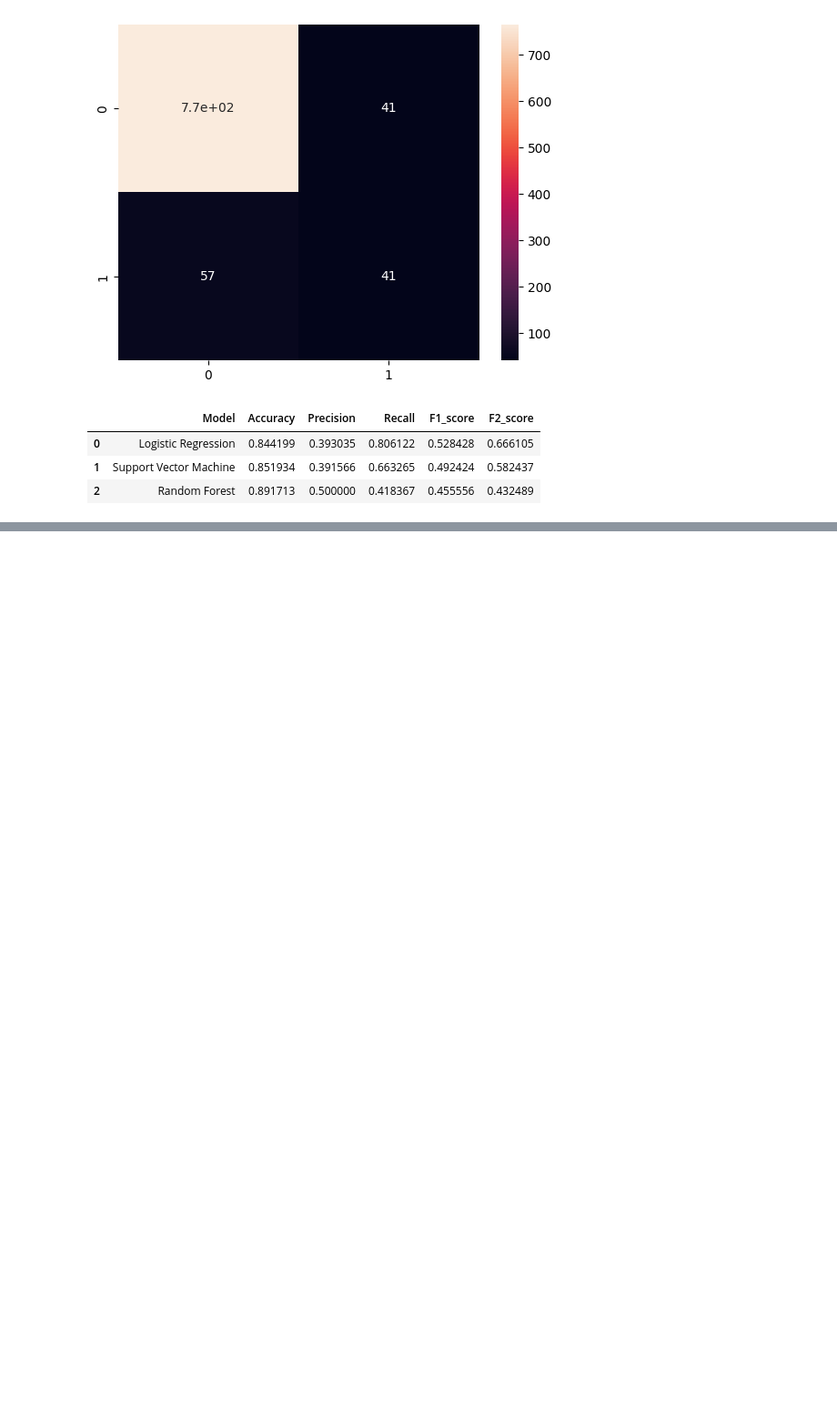
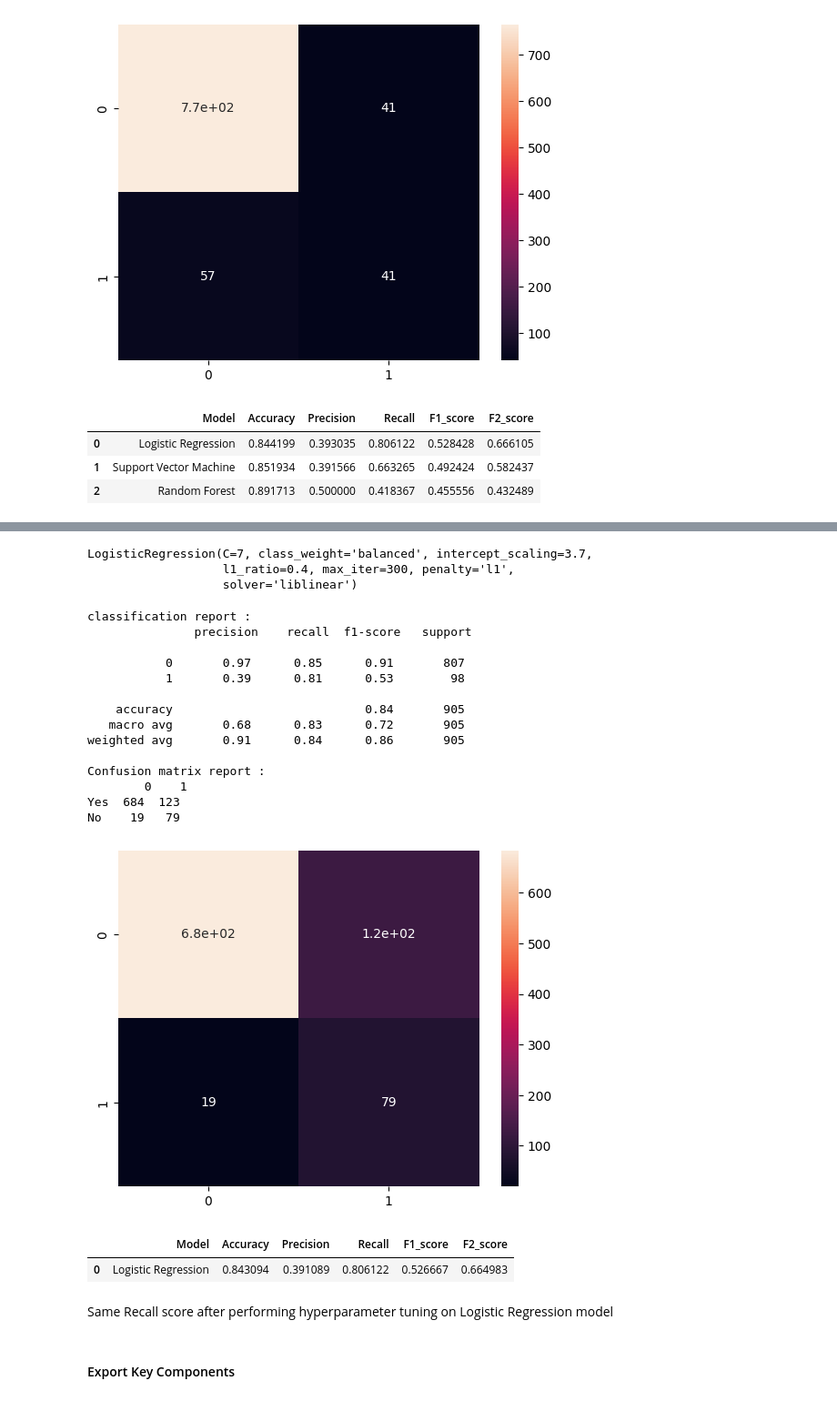
Before and after one commit to acheampongmaa/Bank-Term-Deposit-Prediction, a Jupyter notebook: main_codes.ipynb, the cells around one changed output, grey strips where cells are left out. Shown at 91% size. Drawn from its saved outputs; the diff is of its cells as text; code cells hidden in the pictures; blank space fills up the shorter version.

```diff
--- a/main_codes.ipynb
+++ b/main_codes.ipynb
@@ -754,0 +609,16 @@ Name: y, dtype: float64
+# %%
+# Make F1 a scorer
+f1_scorer = make_scorer(f1_score)
+# %%
+# Code here
+from skopt import BayesSearchCV
+param_grid= [{'penalty': ['l1', 'l2'],\
+             'C': [0.001,0.009,0.01,5, 6.4, 7, 10,25], 'intercept_scaling':[1, 3.7, 2, 4.3, 7, 10],\
+              'max_iter': [5, 50, 100, 150, 200, 400, 300, 500], 'class_weight':['balanced'], \
+              'solver':['saga', 'liblinear'], 'tol': 10.0 ** -np.arange(1, 7), 'l1_ratio': np.arange(0,1, 0.2) }]
+# %%
+# create a bayessearchcv to finetune the logistic regression model
+logistic_bayes_search = BayesSearchCV(lgr_model,param_grid, scoring=f1_scorer, cv=5, return_train_score=True, n_iter=50)
+# %%
+# train the model
+logistic_bayes_search.fit(X_train_df, y_train)
@@ -754,0 +636,26 @@ Name: y, dtype: float64
+# %%
+# get the best parameter from the bayesearch
+logistic_bayes_search.best_estimator_
+# %% [output]
+LogisticRegression(C=7, class_weight='balanced', intercept_scaling=3.7,
+                   l1_ratio=0.4, max_iter=300, penalty='l1',
+                   solver='liblinear')
+# %%
+accuracy_lgr_tuned, precision_lgr_tuned, recall_lgr_tuned, F1_lgr_tuned, F2_lgr_tuned, lgr_pred_tuned\
+= evaluate_model(logistic_bayes_search.best_estimator_, X_test_df, y_test)
+# %% [output]
+classification report :
+               precision    recall  f1-score   support
+
+           0       0.97      0.85      0.91       807
+           1       0.39      0.81      0.53        98
+
+    accuracy                           0.84       905
+   macro avg       0.68      0.83      0.72       905
+weighted avg       0.91      0.84      0.86       905
+
+Confusion matrix report :
+        0    1
+Yes  684  123
+No    19   79
+[figure, added]
@@ -754,0 +665,9 @@ Name: y, dtype: float64
+# %%
+tuned_results_lgr
+# %% [output]
+|  | Model | Accuracy | Precision | Recall | F1_score | F2_score |
+| 0 | Logistic Regression | 0.843094 | 0.391089 | 0.806122 | 0.526667 | 0.664983 |
+# %% [markdown]
+Same Recall score after performing hyperparameter tuning on Logistic Regression model
+# %% [markdown]
+#### Export Key Components
```
Also changed, not shown: parts of 25 cells of this notebook.
